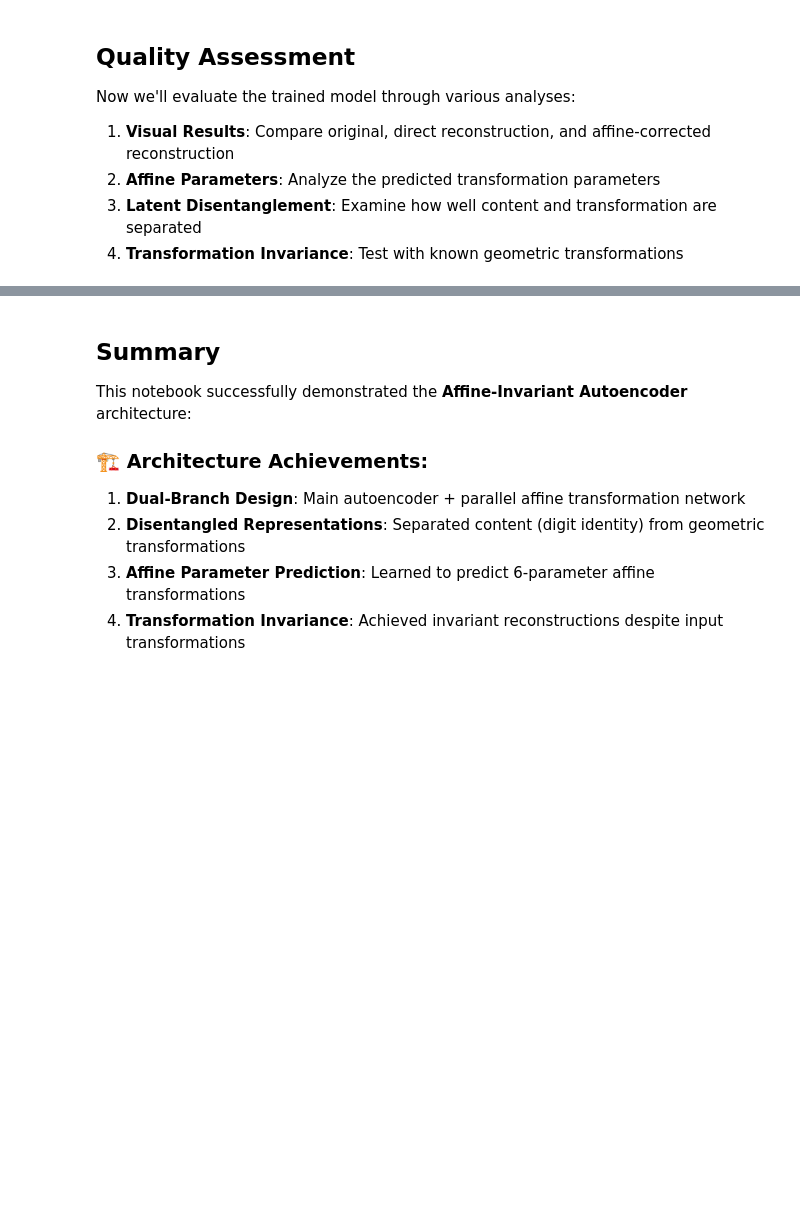
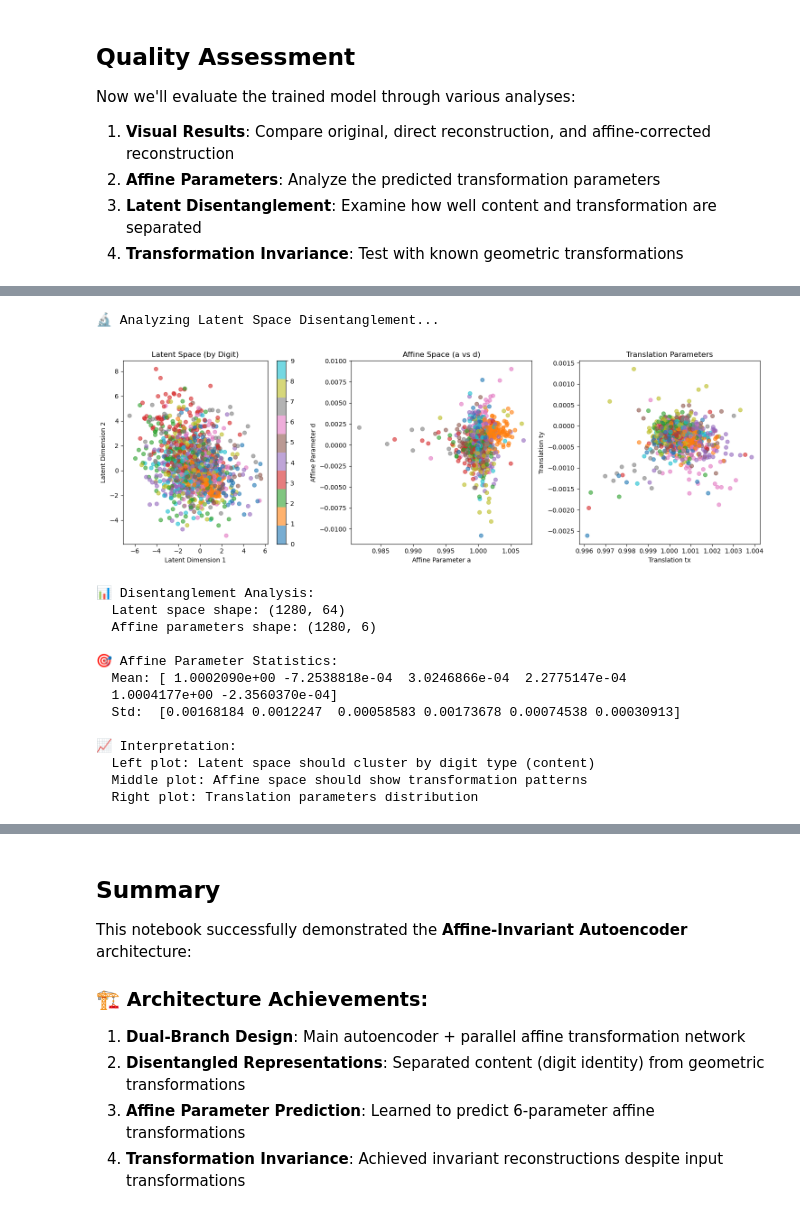
Before and after one commit to amplipy/adversAE, a Jupyter notebook: adversae/vae_training/affine/affine_autoencoder_trainer.ipynb, the cells around one changed output, grey strips where cells are left out. Drawn from its saved outputs; the diff is of its cells as text; code cells hidden in the pictures; blank space fills up the shorter version.

```diff
--- a/adversae/vae_training/affine/affine_autoencoder_trainer.ipynb
+++ b/adversae/vae_training/affine/affine_autoencoder_trainer.ipynb
@@ -267,18 +325,34 @@ print("  Identity transformation: [1, 0, 0, 0, 1, 0]")
 # %%
 # 2. Analyze Latent Space Disentanglement
 print("🔬 Analyzing Latent Space Disentanglement...")
-latents, affine_params = analyze_latent_disentanglement(model, test_loader, device)
+latents, affine_params = analyze_latent_disentanglement(model, test_loader, cpu_device)
 
 print(f"\n📊 Disentanglement Analysis:")
 print(f"  Latent space shape: {latents.shape}")
 print(f"  Affine parameters shape: {affine_params.shape}")
 print(f"\n🎯 Affine Parameter Statistics:")
 print(f"  Mean: {np.mean(affine_params, axis=0)}")
 print(f"  Std:  {np.std(affine_params, axis=0)}")
 print(f"\n📈 Interpretation:")
 print("  Left plot: Latent space should cluster by digit type (content)")
 print("  Middle plot: Affine space should show transformation patterns")
 print("  Right plot: Translation parameters distribution")
+# %% [output]
+🔬 Analyzing Latent Space Disentanglement...
+[figure, added]
+📊 Disentanglement Analysis:
+  Latent space shape: (1280, 64)
+  Affine parameters shape: (1280, 6)
+
+🎯 Affine Parameter Statistics:
+  Mean: [ 1.0002090e+00 -7.2538818e-04  3.0246866e-04  2.2775147e-04
+  1.0004177e+00 -2.3560370e-04]
+  Std:  [0.00168184 0.0012247  0.00058583 0.00173678 0.00074538 0.00030913]
+
+📈 Interpretation:
+  Left plot: Latent space should cluster by digit type (content)
+  Middle plot: Affine space should show transformation patterns
+  Right plot: Translation parameters distribution
 # %%
 # 3. Demonstrate Transformation Invariance
 print("🔄 Demonstrating Transformation Invariance...")
```
Also changed, not shown: parts of 4 cells of this notebook, 2 other files.
